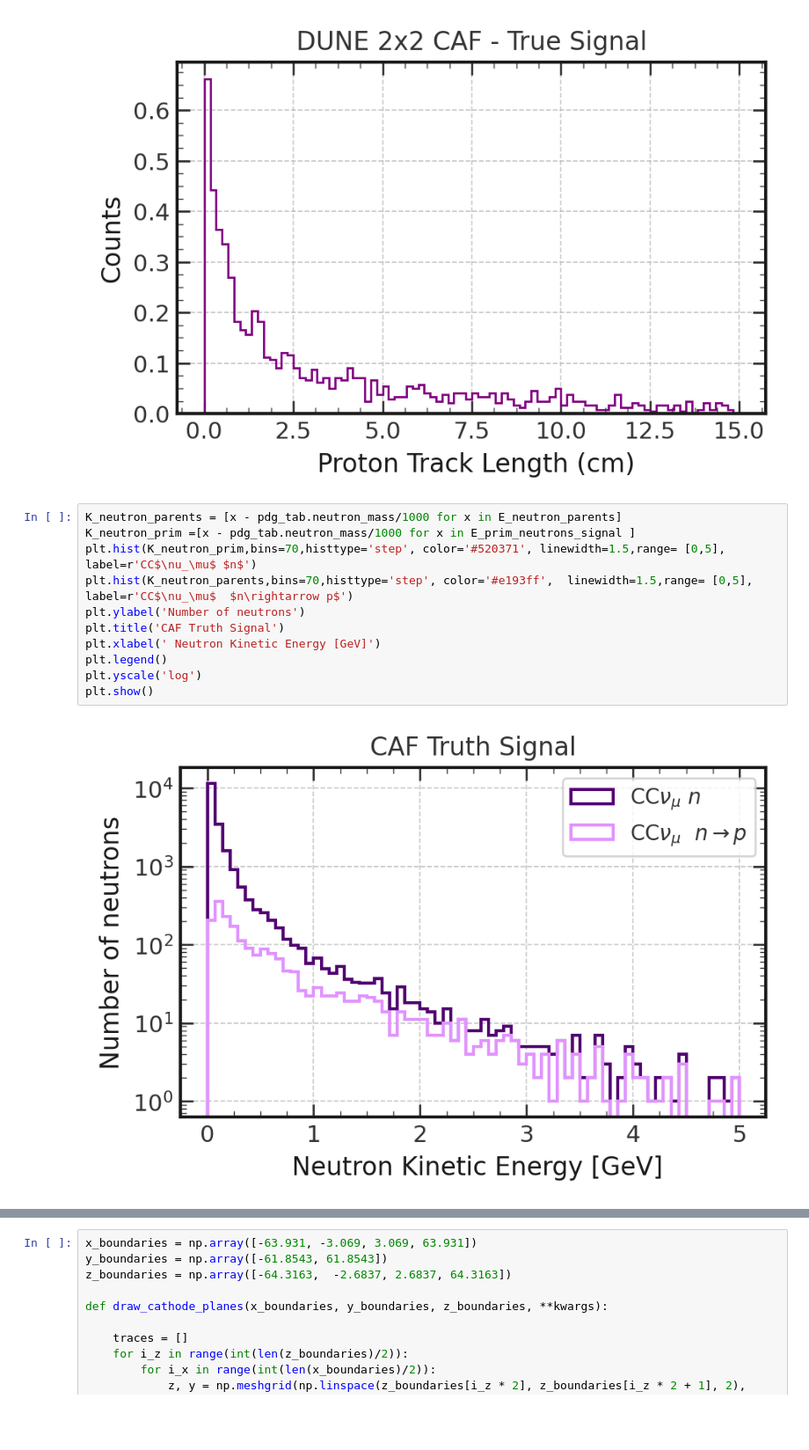
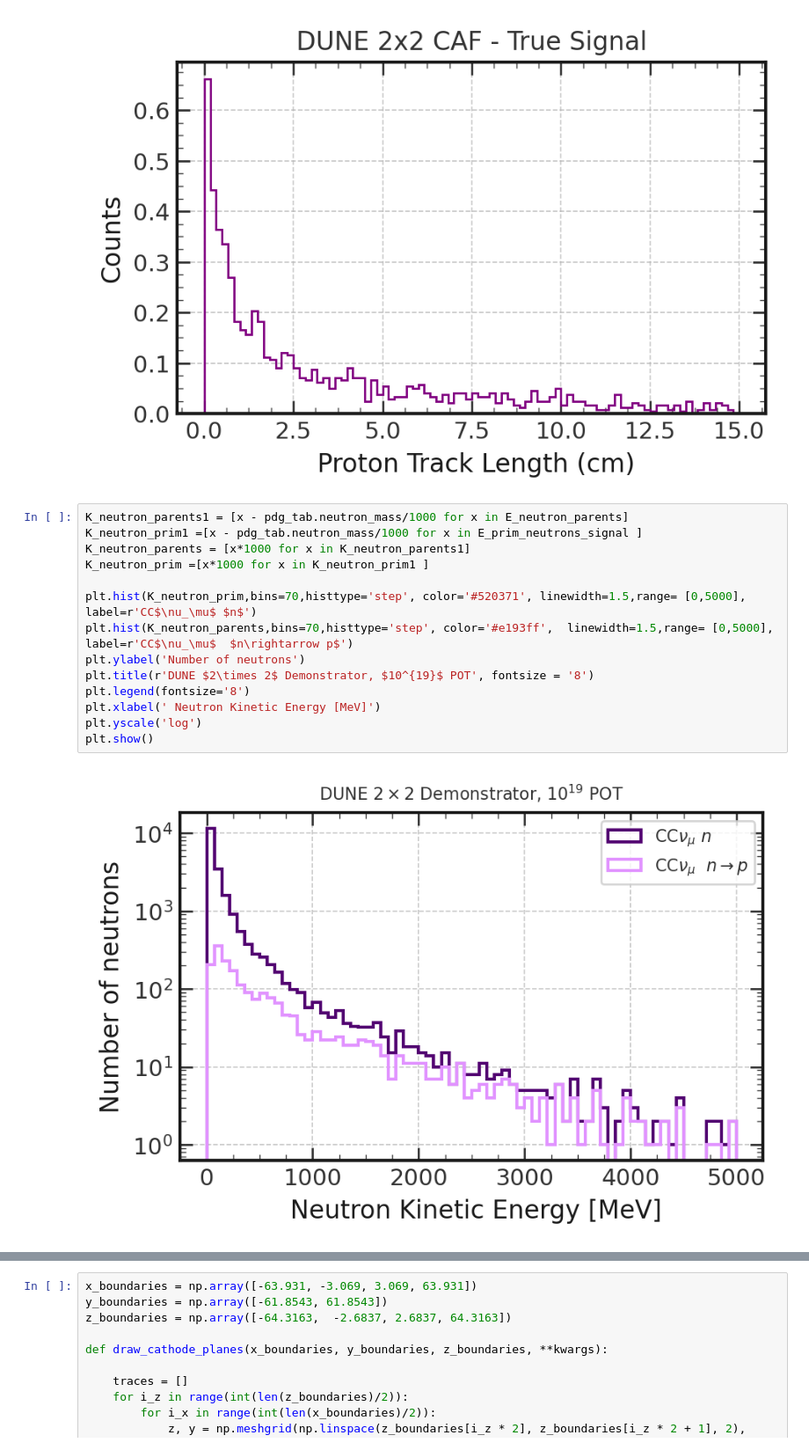
Before and after one commit to gkufatty/neutron-multiplicity, a Jupyter notebook: examples/neutron_selection_caf.ipynb, the cells around one changed output, grey strips where cells are left out. Shown at 88% size. Drawn from its saved outputs; the diff is of its cells as text; blank space fills up the shorter version.

```diff
--- a/examples/neutron_selection_caf.ipynb
+++ b/examples/neutron_selection_caf.ipynb
@@ -310,18 +310,21 @@ plt.show()
 # %% [output]
 [figure]
 # %%
-K_neutron_parents = [x - pdg_tab.neutron_mass/1000 for x in E_neutron_parents]
-K_neutron_prim =[x - pdg_tab.neutron_mass/1000 for x in E_prim_neutrons_signal ]
-plt.hist(K_neutron_prim,bins=70,histtype='step', color='#520371', linewidth=1.5,range= [0,5], label=r'CC$\nu_\mu$ $n$')
-plt.hist(K_neutron_parents,bins=70,histtype='step', color='#e193ff',  linewidth=1.5,range= [0,5],  label=r'CC$\nu_\mu$  $n\rightarrow p$')
+K_neutron_parents1 = [x - pdg_tab.neutron_mass/1000 for x in E_neutron_parents]
+K_neutron_prim1 =[x - pdg_tab.neutron_mass/1000 for x in E_prim_neutrons_signal ]
+K_neutron_parents = [x*1000 for x in K_neutron_parents1]
+K_neutron_prim =[x*1000 for x in K_neutron_prim1 ]
+
+plt.hist(K_neutron_prim,bins=70,histtype='step', color='#520371', linewidth=1.5,range= [0,5000], label=r'CC$\nu_\mu$ $n$')
+plt.hist(K_neutron_parents,bins=70,histtype='step', color='#e193ff',  linewidth=1.5,range= [0,5000],  label=r'CC$\nu_\mu$  $n\rightarrow p$')
 plt.ylabel('Number of neutrons')
-plt.title('CAF Truth Signal')
-plt.xlabel(' Neutron Kinetic Energy [GeV]')
-plt.legend()
+plt.title(r'DUNE $2\times 2$ Demonstrator, $10^{19}$ POT', fontsize = '8')
+plt.legend(fontsize='8')
+plt.xlabel(' Neutron Kinetic Energy [MeV]')
 plt.yscale('log')
 plt.show()
 # %% [output]
-[figure, old version]
+[figure, new version]
 # %%
 K_neutron= [x - pdg_tab.neutron_mass/1000 for x in E_neutron_parents]
 K_proton =[x - pdg_tab.proton_mass/1000 for x in E_proton ]
```
Also changed, not shown: parts of 64 cells of this notebook.
